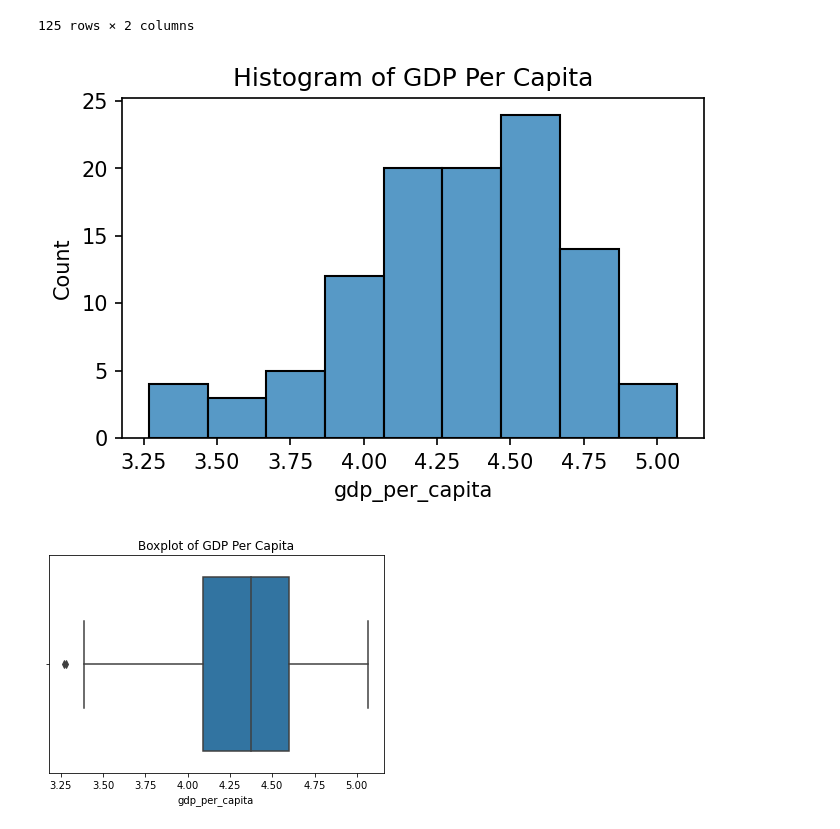
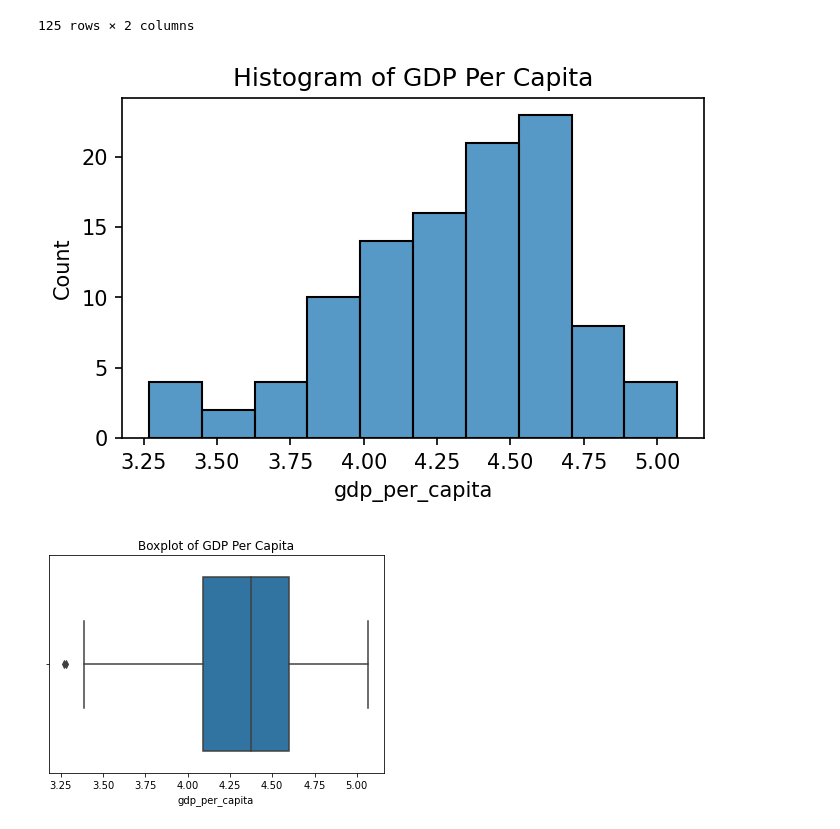
Before and after one commit to Patrick5225/country-covid-vaccinations, a Jupyter notebook: Normalization Check.ipynb, the cells around one changed output. Saved outputs shown, nothing was run; the diff lists cells and outputs as text; code cells hidden in the pictures.

```diff
--- a/Normalization Check.ipynb
+++ b/Normalization Check.ipynb
@@ -90,10 +90,10 @@ gdp_log = np.log10(df_gdp['gdp_per_capita'])
 # %%
 plt.figure(figsize=(5,3),dpi=150,facecolor='white')
 plt.title("Histogram of GDP Per Capita")
 
-ax = sns.histplot(gdp_log)
+ax = sns.histplot(gdp_log, bins=10)
 # %% [output]
-[figure, old version]
+[figure, new version]
 # %%
 plt.title('Boxplot of GDP Per Capita')
 
```
